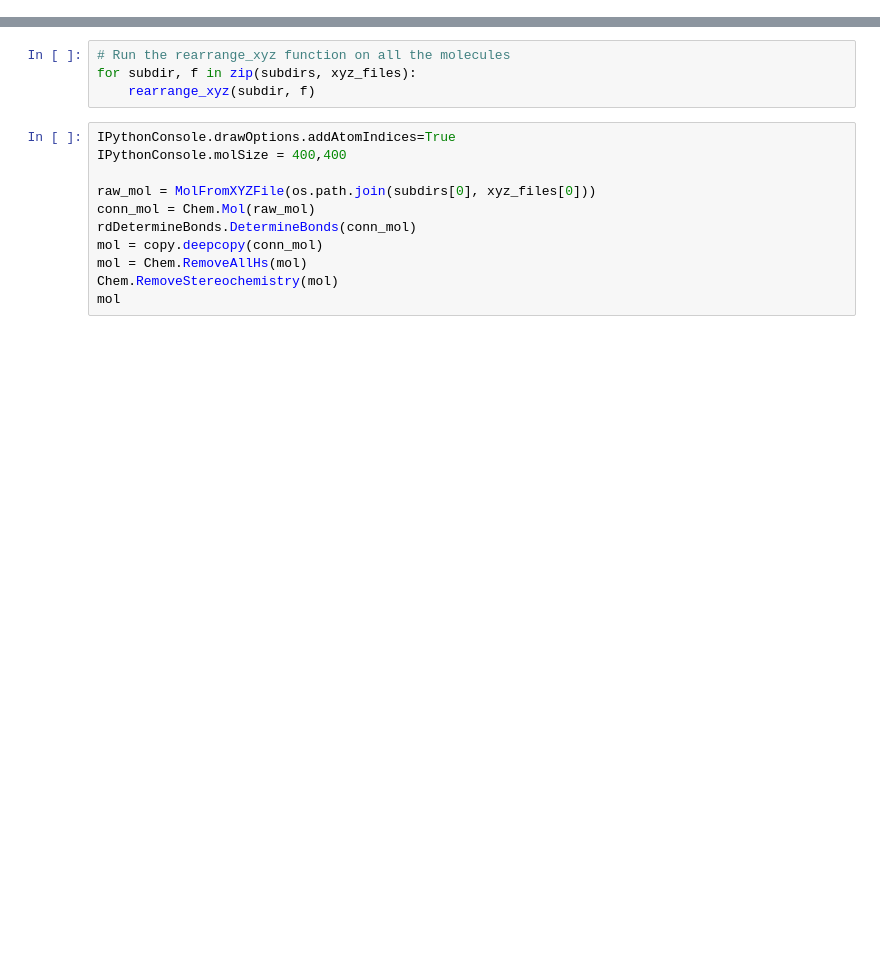
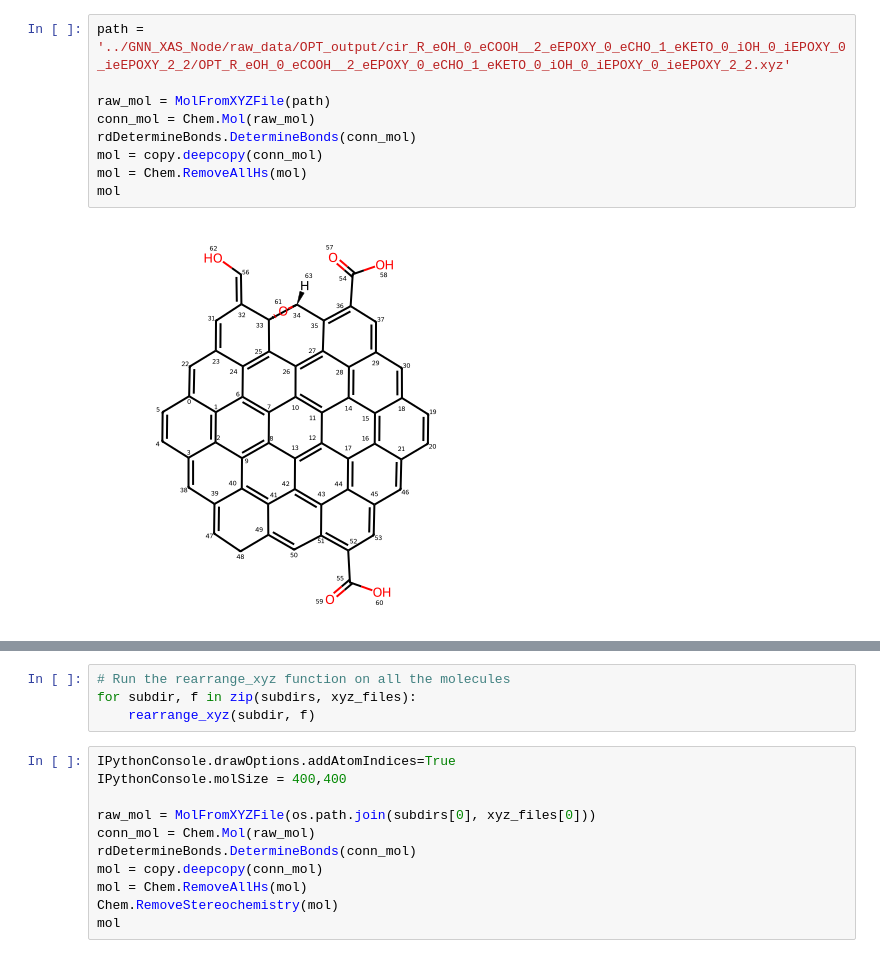
Before and after one commit to sam-j-hall/GO_molecule_GNN, a Jupyter notebook: data_prep.ipynb, the cells around one changed output, grey strips where cells are left out. Drawn from its saved outputs; the diff is of its cells as text; blank space fills up the shorter version.

```diff
--- a/data_prep.ipynb
+++ b/data_prep.ipynb
@@ -42 +265,12 @@ print(dirpath)
+# %%
+path = '../GNN_XAS_Node/raw_data/OPT_output/cir_R_eOH_0_eCOOH__2_eEPOXY_0_eCHO_1_eKETO_0_iOH_0_iEPOXY_0_ieEPOXY_2_2/OPT_R_eOH_0_eCOOH__2_eEPOXY_0_eCHO_1_eKETO_0_iOH_0_iEPOXY_0_ieEPOXY_2_2.xyz'
+
+raw_mol = MolFromXYZFile(path)
+conn_mol = Chem.Mol(raw_mol)
+rdDetermineBonds.DetermineBonds(conn_mol)
+mol = copy.deepcopy(conn_mol)
+mol = Chem.RemoveAllHs(mol)
+mol
+# %% [output]
+[figure, added]
 # %%
```
Also changed, not shown: parts of 33 cells of this notebook.
